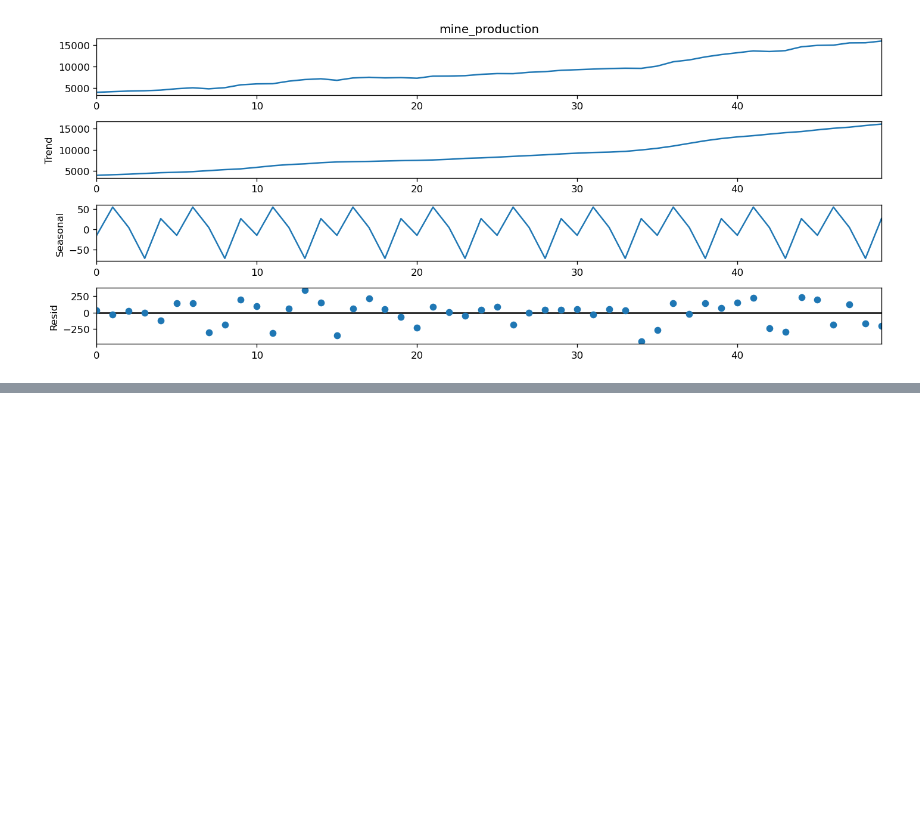
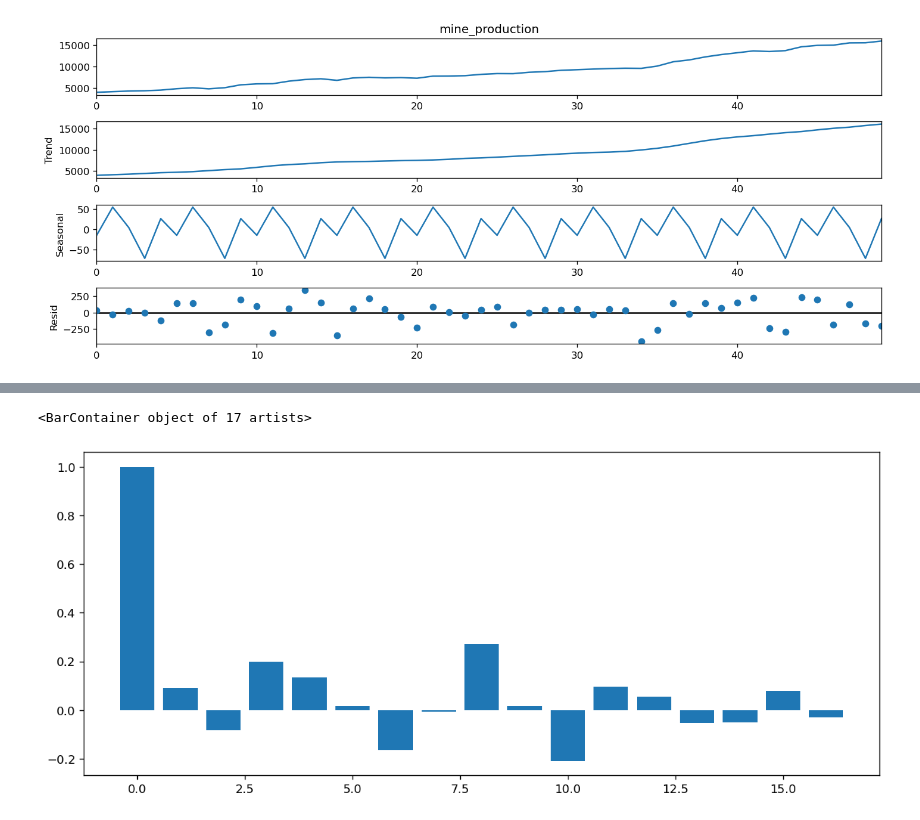
Before and after one commit to Dude-where-s-my-copper/EV_growth, a Jupyter notebook: jeremy_capstone_working_notebook.ipynb, the cells around one changed output, grey strips where cells are left out. Cells and saved outputs as stored; diff of their text form; code cells hidden in the pictures; blank space fills up the shorter version.

Commit message:
working notebook update: SARIMA graphing issues

```diff
--- a/jeremy_capstone_working_notebook.ipynb
+++ b/jeremy_capstone_working_notebook.ipynb
@@ -984,0 +991,8 @@ plt.plot(first_diff)
+# %%
+# ACF
+acf_vals = acf(first_diff)
+num_lags = 20
+plt.bar(range(17), acf_vals[:num_lags])
+# %% [output]
+<BarContainer object of 17 artists>
+[figure, added]
```
Also changed, not shown: parts of 80 cells of this notebook.
